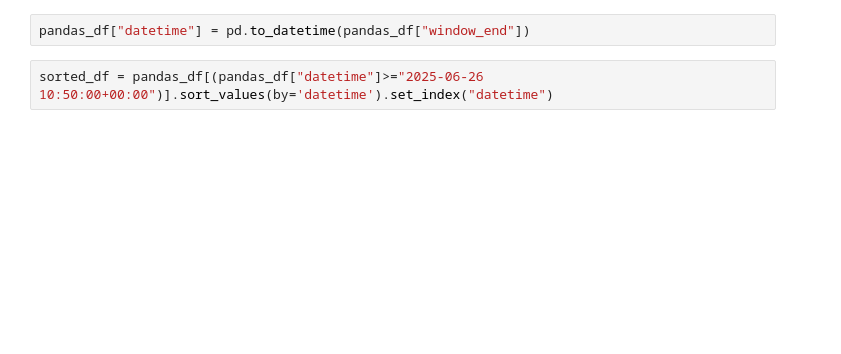
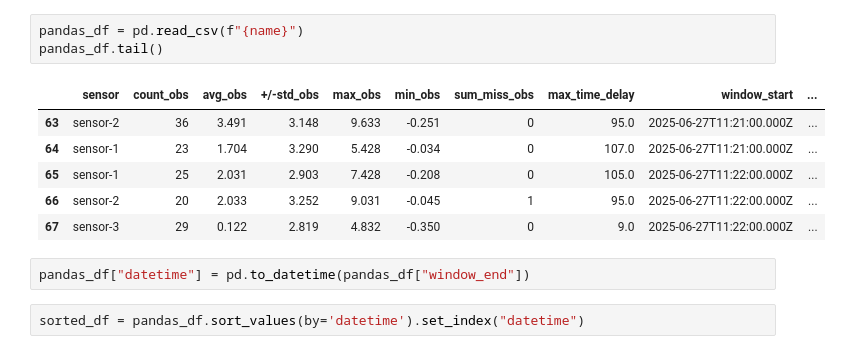
Before and after one commit to giobbu/online-root-cause-analysis, a Jupyter notebook: notebooks/12_spark_read_csv.ipynb, the cells around one changed output. Saved outputs shown, nothing was run; the diff lists cells and outputs as text; blank space fills up the shorter version.

```diff
--- a/notebooks/12_spark_read_csv.ipynb
+++ b/notebooks/12_spark_read_csv.ipynb
@@ -100,7 +61,17 @@ pandas_df.tail()
+# %%
+pandas_df = pd.read_csv(f"{name}")
+pandas_df.tail()
+# %% [output]
+|  | sensor | count_obs | avg_obs | +/-std_obs | max_obs | min_obs | sum_miss_obs | max_time_delay | window_start | ... |
+| 63 | sensor-2 | 36 | 3.491 | 3.148 | 9.633 | -0.251 | 0 | 95.0 | 2025-06-27T11:21:00.000Z | ... |
+| 64 | sensor-1 | 23 | 1.704 | 3.290 | 5.428 | -0.034 | 0 | 107.0 | 2025-06-27T11:21:00.000Z | ... |
+| 65 | sensor-1 | 25 | 2.031 | 2.903 | 7.428 | -0.208 | 0 | 105.0 | 2025-06-27T11:22:00.000Z | ... |
+| 66 | sensor-2 | 20 | 2.033 | 3.252 | 9.031 | -0.045 | 1 | 95.0 | 2025-06-27T11:22:00.000Z | ... |
+| 67 | sensor-3 | 29 | 0.122 | 2.819 | 4.832 | -0.350 | 0 | 9.0 | 2025-06-27T11:22:00.000Z | ... |
 # %%
 pandas_df["datetime"] = pd.to_datetime(pandas_df["window_end"])
 # %%
-sorted_df = pandas_df[(pandas_df["datetime"]>="2025-06-26 10:50:00+00:00")].sort_values(by='datetime').set_index("datetime")
+sorted_df = pandas_df.sort_values(by='datetime').set_index("datetime")
 # %%
 sorted_df.groupby("sensor").avg_obs.sum()
 # %% [output]
```
Also changed, not shown: parts of 16 cells of this notebook, 4 other files.
